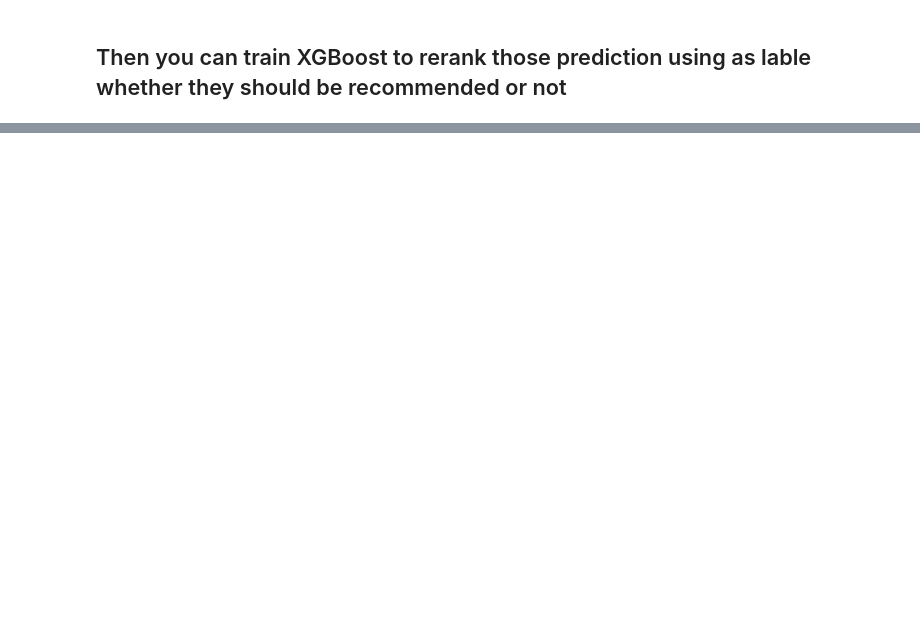
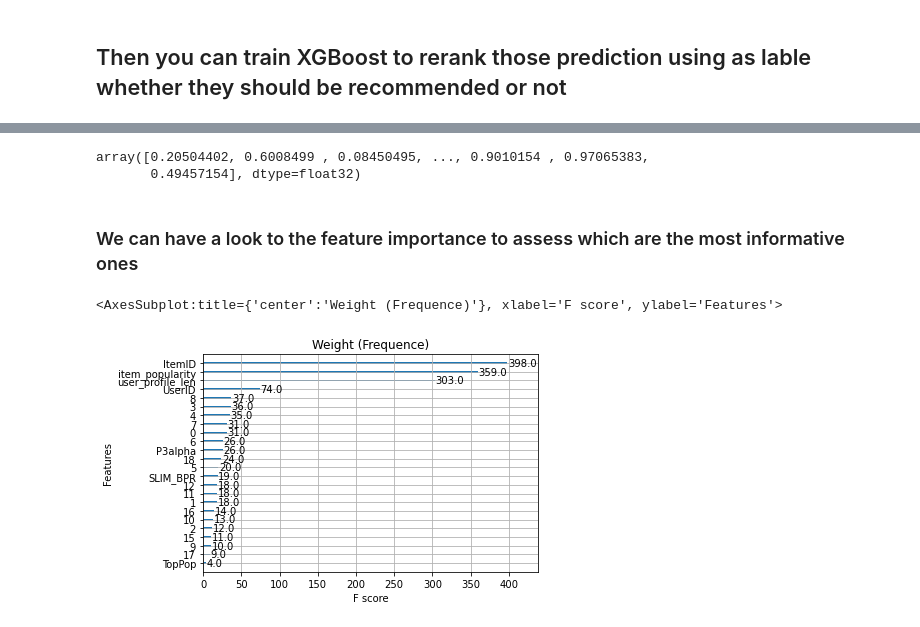
Before and after one commit to MaurizioFD/RecSys_Course_AT_PoliMi, a Jupyter notebook: Practice extra 8 - XGBoost basics.ipynb, the cells around one changed output, grey strips where cells are left out. Drawn from its saved outputs; the diff is of its cells as text; code cells hidden in the pictures; blank space fills up the shorter version.

```diff
--- a/Practice extra 8 - XGBoost basics.ipynb
+++ b/Practice extra 8 - XGBoost basics.ipynb
@@ -501,2 +507,6 @@ train_dataframe
 # %% [markdown]
 ## Then you can train XGBoost to rerank those prediction using as lable whether they should be recommended or not
+# %%
+training_dataframe = training_dataframe.sort_values("UserID").reset_index()
+training_dataframe.drop(columns = ['index'], inplace=True)
+training_dataframe
@@ -502,0 +515,3 @@ train_dataframe
+# %%
+groups = training_dataframe.groupby("UserID").size().values
+groups
@@ -502,0 +522,33 @@ train_dataframe
+# %%
+n_estimators = 50
+learning_rate = 1e-1
+reg_alpha = 1e-1
+reg_lambda = 1e-1
+max_depth = 5
+max_leaves = 0
+grow_policy = "depthwise"
+objective = "pairwise"
+booster = "gbtree"
+use_user_profile = False
+random_seed = None
+
+XGB_model = XGBRanker(objective='rank:{}'.format(objective),
+                      n_estimators = int(n_estimators),
+                      random_state = random_seed,
+                      learning_rate = learning_rate,
+                      reg_alpha = reg_alpha,
+                      reg_lambda = reg_lambda,
+                      max_depth = int(max_depth),
+                      max_leaves = int(max_leaves),
+                      grow_policy = grow_policy,
+                      verbosity = 0, # 2 if self.verbose else 0,
+                      booster = booster,
+                      )
+# %%
+y_train = training_dataframe["Label"]
+X_train = training_dataframe.drop(columns=["Label"])
+
+XGB_model.fit(X_train,
+          y_train,
+          group=groups,
+          verbose=True)
@@ -502,0 +571,12 @@ train_dataframe
+# %%
+XGB_model.predict(X_train)
+# %% [output]
+array([0.20504402, 0.6008499 , 0.08450495, ..., 0.9010154 , 0.97065383,
+       0.49457154], dtype=float32)
+# %% [markdown]
+### We can have a look to the feature importance to assess which are the most informative ones
+# %%
+plot_importance(XGB_model, importance_type='weight', title='Weight (Frequence)')
+# %% [output]
+<AxesSubplot:title={'center':'Weight (Frequence)'}, xlabel='F score', ylabel='Features'>
+[figure, added]
```
Also changed, not shown: parts of 55 cells of this notebook, 4 other files.
